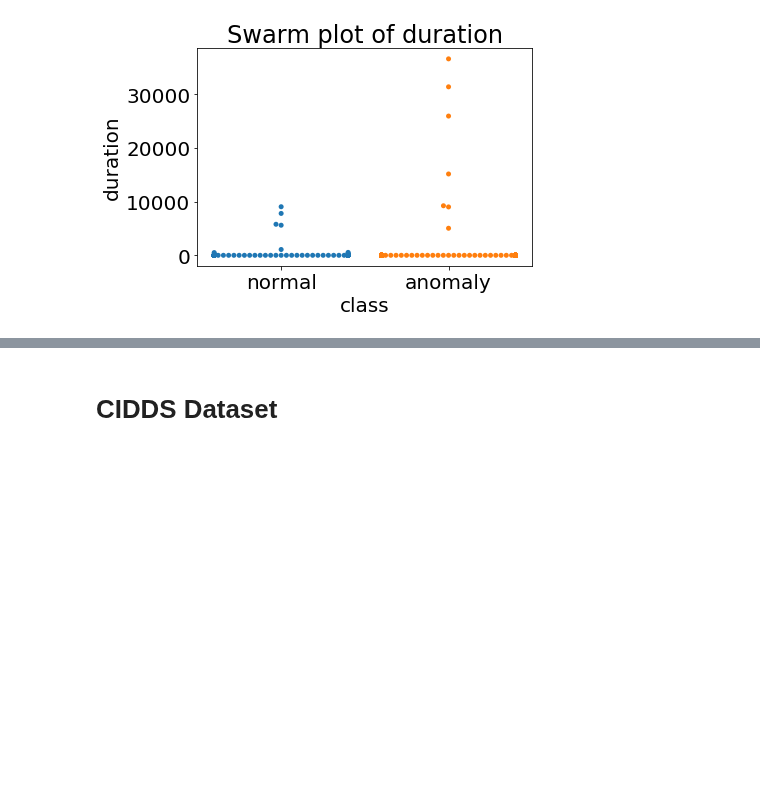
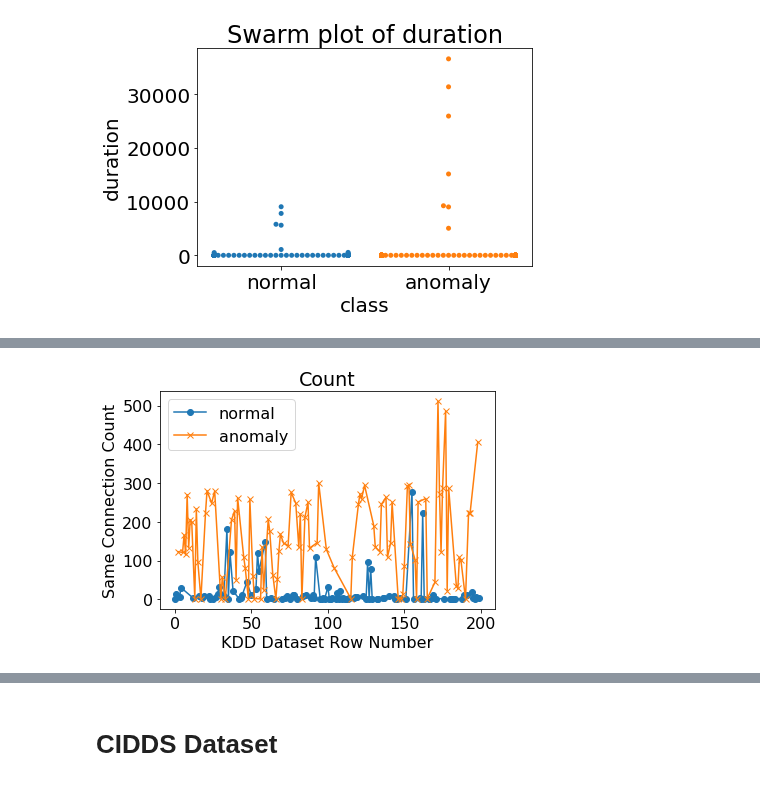
Before and after one commit to BaiKongQue/CSCI-191T_Security_Group, a Jupyter notebook: Security Group Project.ipynb, the cells around one changed output, grey strips where cells are left out. Saved outputs shown, nothing was run; the diff lists cells and outputs as text; code cells hidden in the pictures; blank space fills up the shorter version.

```diff
--- a/Security Group Project.ipynb
+++ b/Security Group Project.ipynb
@@ -315,0 +324,4 @@ plot_all(kddDF[['num_failed_logins','class']], "class", "Plot Duration of Normal
+# %%
+plot_all(kddDF[['count','class']][:200], "class", "Count", yLabel="Same Connection Count")
+# %% [output]
+[figure, added]
```
Also changed, not shown: parts of 8 cells of this notebook.
